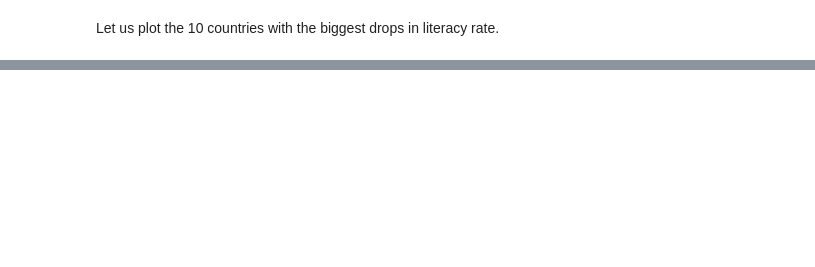
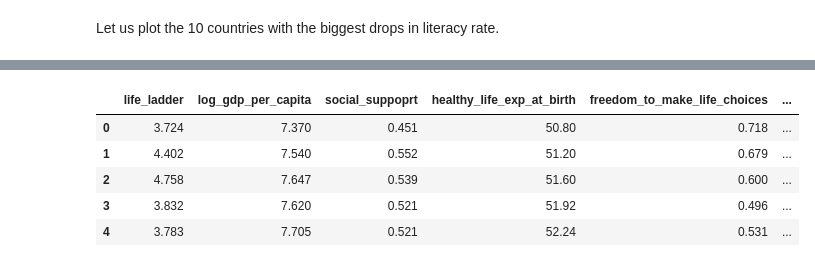
Before and after one commit to khtamkivi/DDS_project_2023, a Jupyter notebook: Data_Preparation_Karl.ipynb, the cells around one changed output, grey strips where cells are left out. Cells and saved outputs as stored; diff of their text form; code cells hidden in the pictures; blank space fills up the shorter version.

```diff
--- a/Data_Preparation_Karl.ipynb
+++ b/Data_Preparation_Karl.ipynb
@@ -500,0 +532,2 @@ Should we remove literacy rate altogether?
+# %%
+imputed_data = imputed_data.drop(columns = 'literacy_rate')
@@ -500,0 +547,15 @@ Should we remove literacy rate altogether?
+# %%
+index_data = imputed_data.loc[:,['country', 'year']]
+
+numeric_data = imputed_data.loc[:, 'life_ladder':'suicide_rate']
+
+categorical_data = imputed_data.loc[:, ['region', 'continent']]
+# %%
+numeric_data.head()
+# %% [output]
+|  | life_ladder | log_gdp_per_capita | social_suppoprt | healthy_life_exp_at_birth | freedom_to_make_life_choices | ... |
+| 0 | 3.724 | 7.370 | 0.451 | 50.80 | 0.718 | ... |
+| 1 | 4.402 | 7.540 | 0.552 | 51.20 | 0.679 | ... |
+| 2 | 4.758 | 7.647 | 0.539 | 51.60 | 0.600 | ... |
+| 3 | 3.832 | 7.620 | 0.521 | 51.92 | 0.496 | ... |
+| 4 | 3.783 | 7.705 | 0.521 | 52.24 | 0.531 | ... |
```
Also changed, not shown: parts of 52 cells of this notebook, 12 other files.
